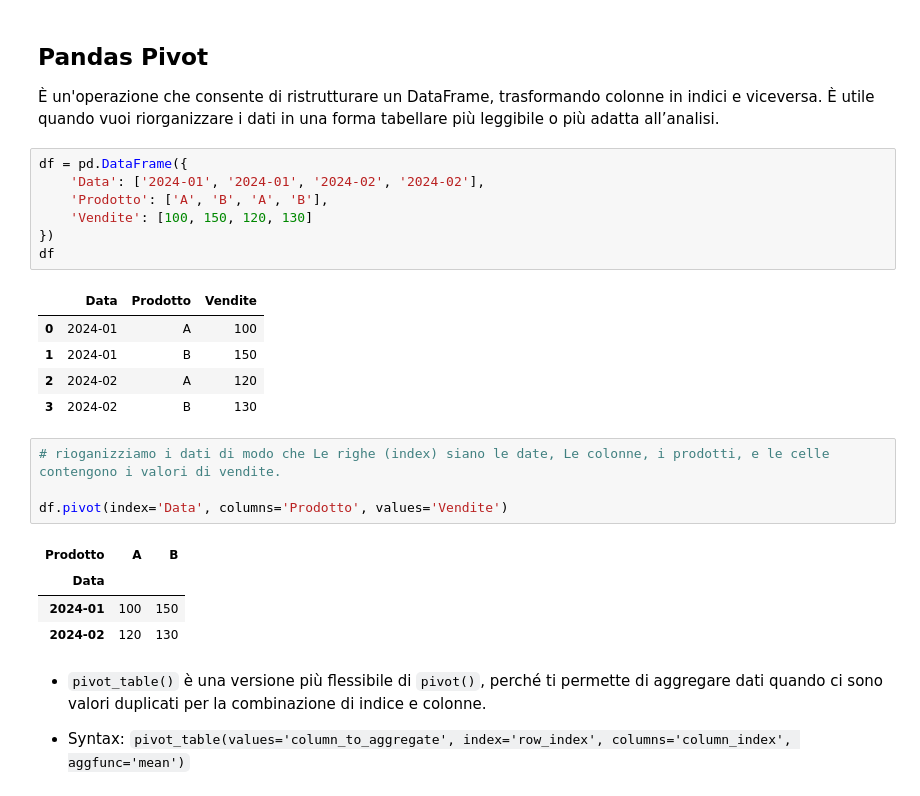
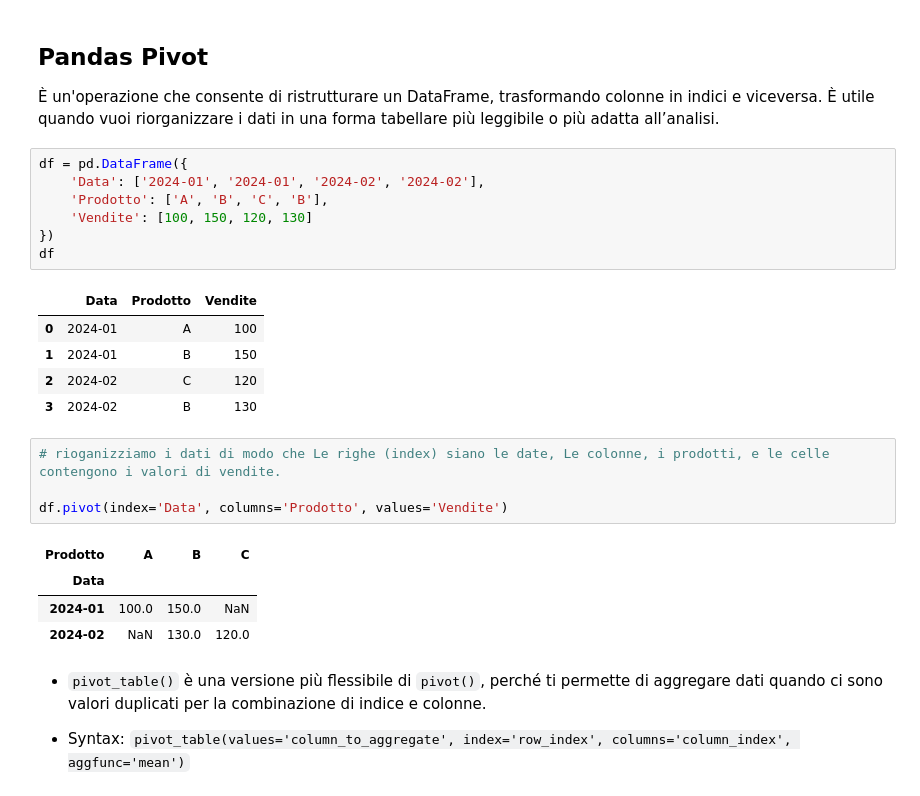
Before and after one commit to hamdibeqirajhb-cell/programming_lab, a Jupyter notebook: lezioni_modulo_B/lezione_6/6.0_Pandas3.ipynb, the cells around one changed output. Cells and saved outputs as stored; diff of their text form.

```diff
--- a/lezioni_modulo_B/lezione_6/6.0_Pandas3.ipynb
+++ b/lezioni_modulo_B/lezione_6/6.0_Pandas3.ipynb
@@ -255,25 +262,25 @@ df.sample(frac=0.0005, replace=False) # (senza replacement) → ogni riga può e
 # %%
 df = pd.DataFrame({
     'Data': ['2024-01', '2024-01', '2024-02', '2024-02'],
-    'Prodotto': ['A', 'B', 'A', 'B'],
+    'Prodotto': ['A', 'B', 'C', 'B'],
     'Vendite': [100, 150, 120, 130]
 })
 df
 # %% [output]
 |  | Data | Prodotto | Vendite |
 | 0 | 2024-01 | A | 100 |
 | 1 | 2024-01 | B | 150 |
-| 2 | 2024-02 | A | 120 |
+| 2 | 2024-02 | C | 120 |
 | 3 | 2024-02 | B | 130 |
 # %%
 # rioganizziamo i dati di modo che Le righe (index) siano le date, Le colonne, i prodotti, e le celle contengono i valori di vendite.
 
 df.pivot(index='Data', columns='Prodotto', values='Vendite')
 # %% [output]
-| Prodotto | A | B |
-| Data |  |  |
-| 2024-01 | 100 | 150 |
-| 2024-02 | 120 | 130 |
+| Prodotto | A | B | C |
+| Data |  |  |  |
+| 2024-01 | 100.0 | 150.0 | NaN |
+| 2024-02 | NaN | 130.0 | 120.0 |
 # %% [markdown]
 
 
```
Also changed, not shown: parts of 9 cells of this notebook, 2 other files.
